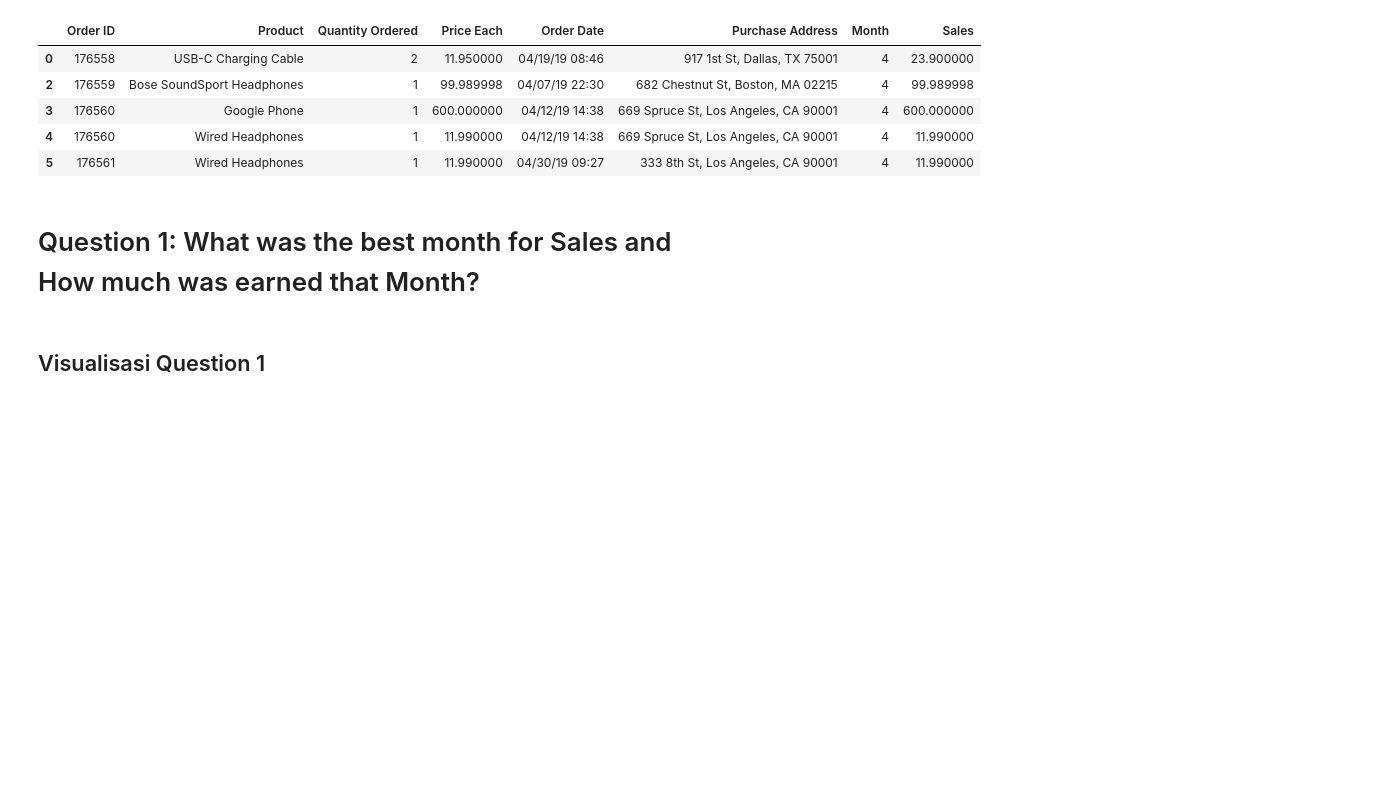
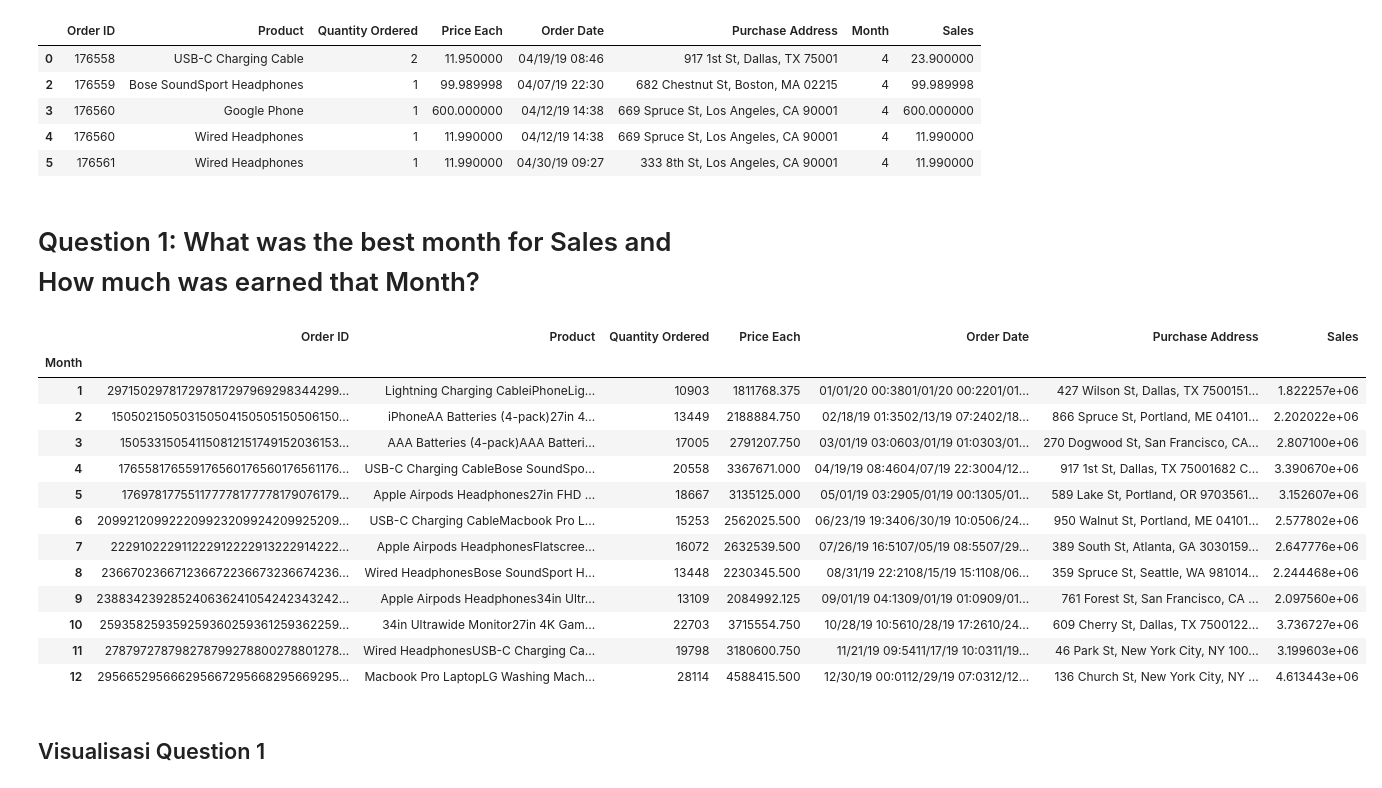
Before and after one commit to Rapapap/Pandas-Data-Science-Task, a Jupyter notebook: Sales_Analysis.ipynb, the cells around one changed output. Saved outputs shown, nothing was run; the diff lists cells and outputs as text; code cells hidden in the pictures; blank space fills up the shorter version.

```diff
--- a/Sales_Analysis.ipynb
+++ b/Sales_Analysis.ipynb
@@ -83,6 +83,22 @@ all_data.head()
 # Question 1: What was the best month for Sales and How much was earned that Month?
 # %%
 results = all_data.groupby('Month').sum()
+results
+# %% [output]
+|  | Order ID | Product | Quantity Ordered | Price Each | Order Date | Purchase Address | Sales |
+| Month |  |  |  |  |  |  |  |
+| 1 | 297150297817297817297969298344299... | Lightning Charging CableiPhoneLig... | 10903 | 1811768.375 | 01/01/20 00:3801/01/20 00:2201/01... | 427 Wilson St, Dallas, TX 7500151... | 1.822257e+06 |
+| 2 | 150502150503150504150505150506150... | iPhoneAA Batteries (4-pack)27in 4... | 13449 | 2188884.750 | 02/18/19 01:3502/13/19 07:2402/18... | 866 Spruce St, Portland, ME 04101... | 2.202022e+06 |
+| 3 | 150533150541150812151749152036153... | AAA Batteries (4-pack)AAA Batteri... | 17005 | 2791207.750 | 03/01/19 03:0603/01/19 01:0303/01... | 270 Dogwood St, San Francisco, CA... | 2.807100e+06 |
+| 4 | 176558176559176560176560176561176... | USB-C Charging CableBose SoundSpo... | 20558 | 3367671.000 | 04/19/19 08:4604/07/19 22:3004/12... | 917 1st St, Dallas, TX 75001682 C... | 3.390670e+06 |
+| 5 | 176978177551177778177778179076179... | Apple Airpods Headphones27in FHD ... | 18667 | 3135125.000 | 05/01/19 03:2905/01/19 00:1305/01... | 589 Lake St, Portland, OR 9703561... | 3.152607e+06 |
+| 6 | 209921209922209923209924209925209... | USB-C Charging CableMacbook Pro L... | 15253 | 2562025.500 | 06/23/19 19:3406/30/19 10:0506/24... | 950 Walnut St, Portland, ME 04101... | 2.577802e+06 |
+| 7 | 222910222911222912222913222914222... | Apple Airpods HeadphonesFlatscree... | 16072 | 2632539.500 | 07/26/19 16:5107/05/19 08:5507/29... | 389 South St, Atlanta, GA 3030159... | 2.647776e+06 |
+| 8 | 236670236671236672236673236674236... | Wired HeadphonesBose SoundSport H... | 13448 | 2230345.500 | 08/31/19 22:2108/15/19 15:1108/06... | 359 Spruce St, Seattle, WA 981014... | 2.244468e+06 |
+| 9 | 238834239285240636241054242343242... | Apple Airpods Headphones34in Ultr... | 13109 | 2084992.125 | 09/01/19 04:1309/01/19 01:0909/01... | 761 Forest St, San Francisco, CA ... | 2.097560e+06 |
+| 10 | 259358259359259360259361259362259... | 34in Ultrawide Monitor27in 4K Gam... | 22703 | 3715554.750 | 10/28/19 10:5610/28/19 17:2610/24... | 609 Cherry St, Dallas, TX 7500122... | 3.736727e+06 |
+| 11 | 278797278798278799278800278801278... | Wired HeadphonesUSB-C Charging Ca... | 19798 | 3180600.750 | 11/21/19 09:5411/17/19 10:0311/19... | 46 Park St, New York City, NY 100... | 3.199603e+06 |
+| 12 | 295665295666295667295668295669295... | Macbook Pro LaptopLG Washing Mach... | 28114 | 4588415.500 | 12/30/19 00:0112/29/19 07:0312/12... | 136 Church St, New York City, NY ... | 4.613443e+06 |
 # %% [markdown]
 ## Visualisasi Question 1
 # %%
```
Also changed, not shown: parts of 6 cells of this notebook.
